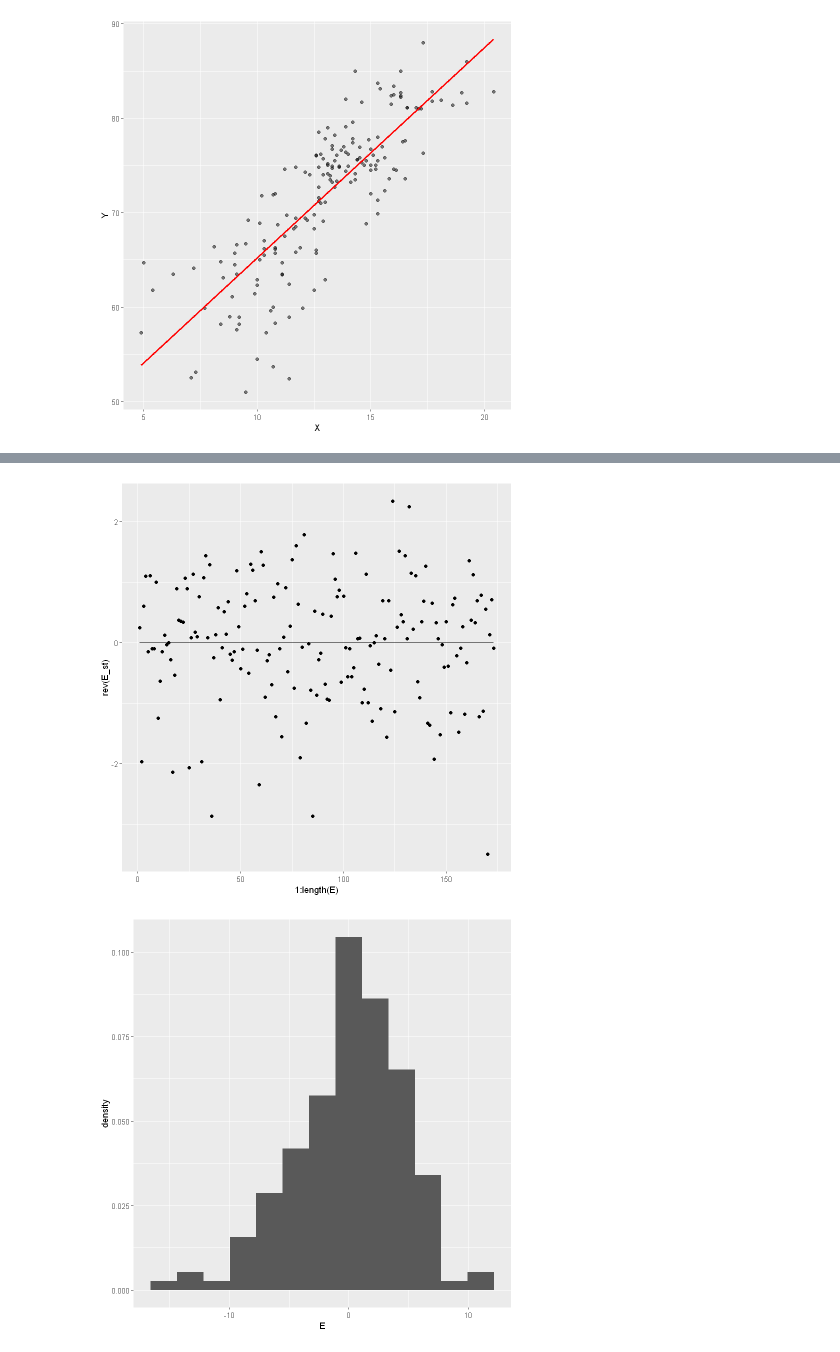
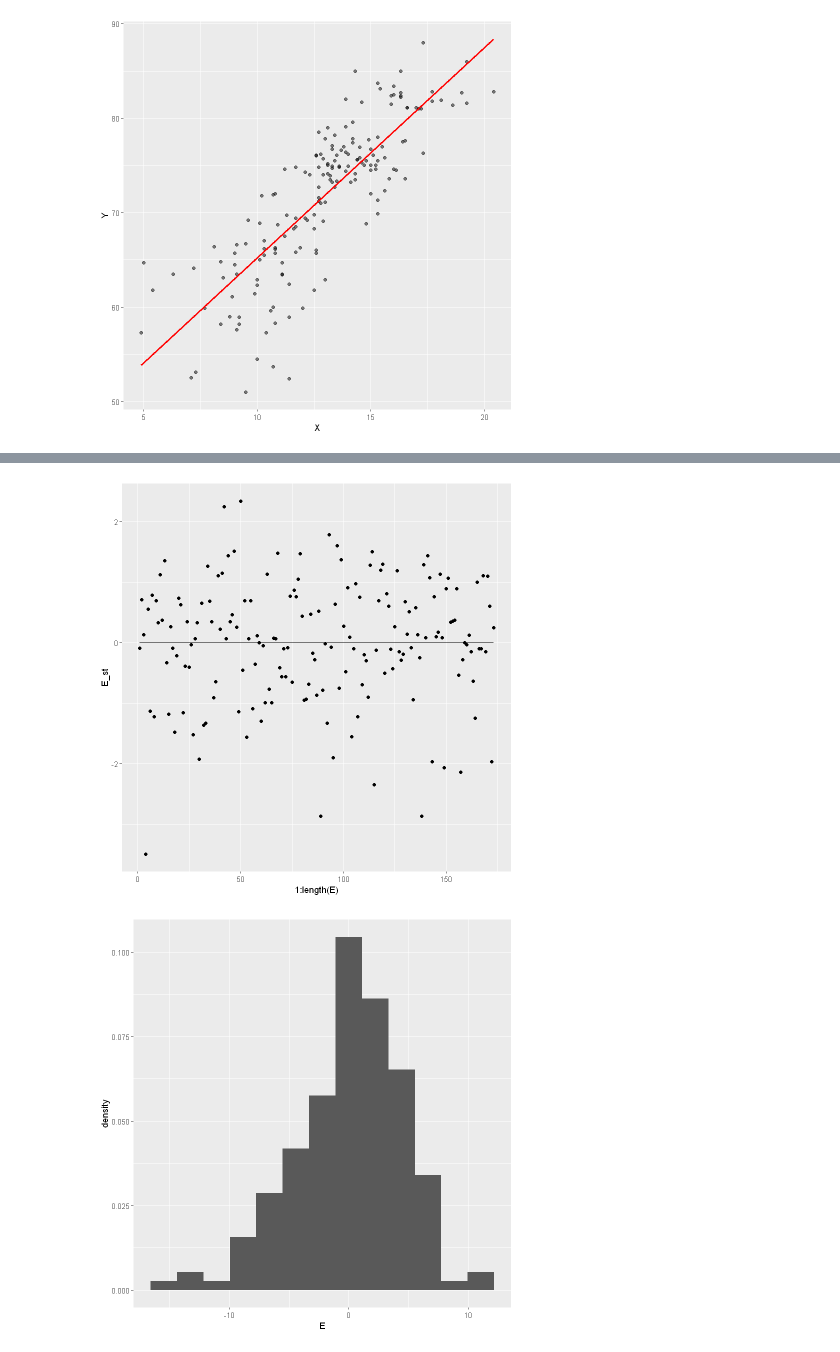
Before and after one commit to HalasTomasz/Kaszcz, a Jupyter notebook: Raport/Malec.ipynb, the cells around one changed output, grey strips where cells are left out. Saved outputs shown, nothing was run; the diff lists cells and outputs as text; code cells hidden in the pictures.

```diff
--- a/Raport/Malec.ipynb
+++ b/Raport/Malec.ipynb
@@ -65,8 +65,8 @@ ggplot() + geom_point(aes(1:length(E), rev(E))) + geom_line(aes(1:length(E), 0))
 # %%
 E_st <- E / sd(E)
-ggplot() + geom_point(aes(1:length(E), rev(E_st))) + geom_line(aes(1:length(E), 0))
+ggplot() + geom_point(aes(1:length(E), E_st)) + geom_line(aes(1:length(E), 0))
 # %% [output]
-[figure, old version]
+[figure, new version]
 # %%
 ggplot() + geom_histogram(aes(x=E, y=..density..), bins=13)
 # %% [output]
```
Also changed, not shown: parts of 2 cells of this notebook, 1 other file.
